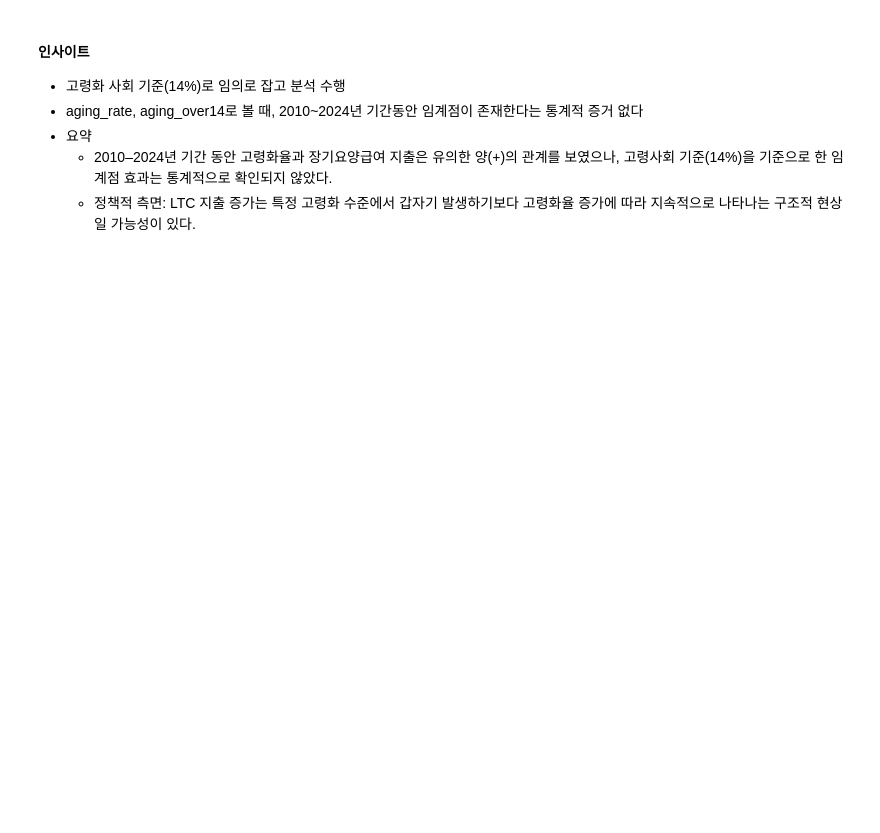
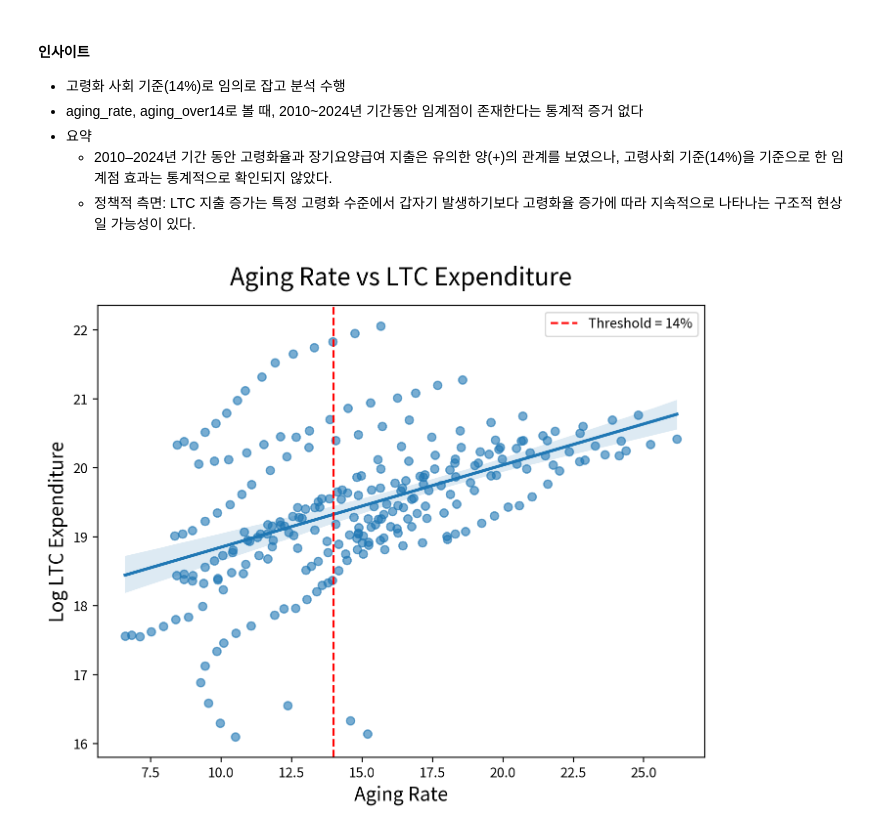
Before and after one commit to JAEYONG0303/For-python-, a Jupyter notebook: LAB 10. 머신러닝/FInal Project/Final.ipynb, the cells around one changed output. Saved outputs shown, nothing was run; the diff lists cells and outputs as text; code cells hidden in the pictures; blank space fills up the shorter version.

```diff
--- a/LAB 10. 머신러닝/FInal Project/Final.ipynb
+++ b/LAB 10. 머신러닝/FInal Project/Final.ipynb
@@ -1071,3 +1073,27 @@ Included effects: Entity
 - 요약
     - 2010–2024년 기간 동안 고령화율과 장기요양급여 지출은 유의한 양(+)의 관계를 보였으나, 고령사회 기준(14%)을 기준으로 한 임계점 효과는 통계적으로 확인되지 않았다.
     - 정책적 측면: LTC 지출 증가는 특정 고령화 수준에서 갑자기 발생하기보다 고령화율 증가에 따라 지속적으로 나타나는 구조적 현상일 가능성이 있다.
+# %%
+import seaborn as sns
+import matplotlib.pyplot as plt
+
+plt.figure(figsize=(8,6))
+
+sns.regplot(
+    x="aging_rate",
+    y="log_ltc",
+    data=df3,
+    scatter_kws={"alpha":0.6}
+)
+
+# threshold line
+plt.axvline(x=14, color="red", linestyle="--", label="Threshold = 14%")
+
+plt.xlabel("Aging Rate")
+plt.ylabel("Log LTC Expenditure")
+plt.title("Aging Rate vs LTC Expenditure")
+
+plt.legend()
+plt.show()
+# %% [output]
+[figure, added]
```
Also changed, not shown: parts of 54 cells of this notebook, 5 other files.
